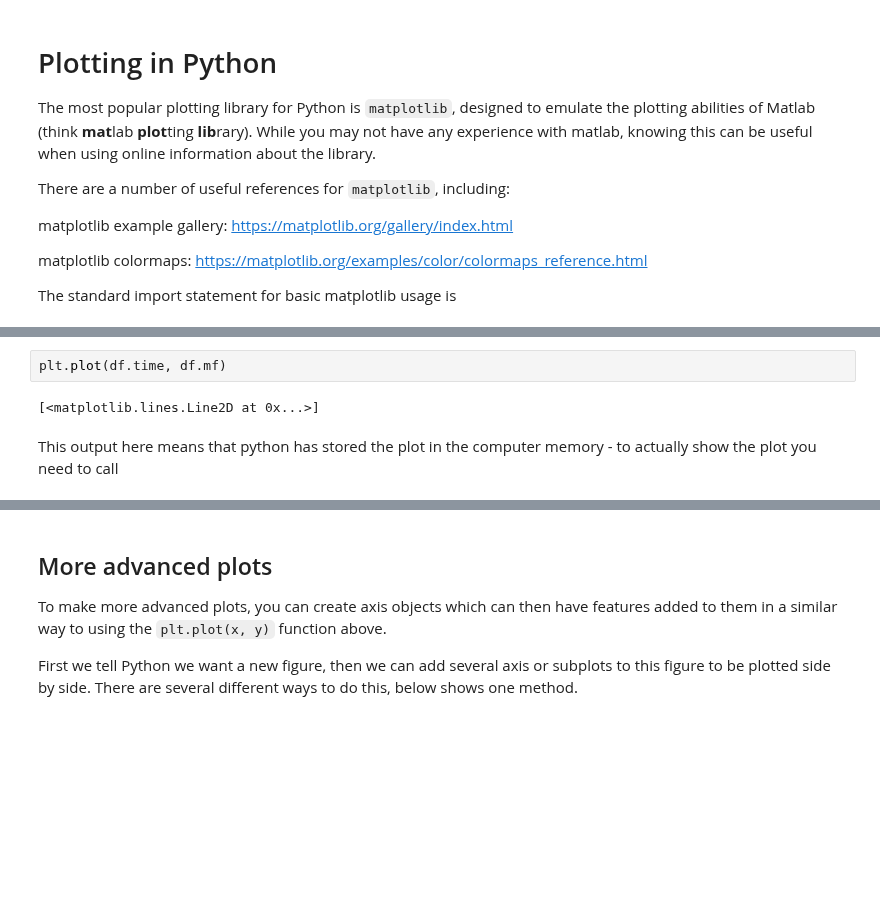
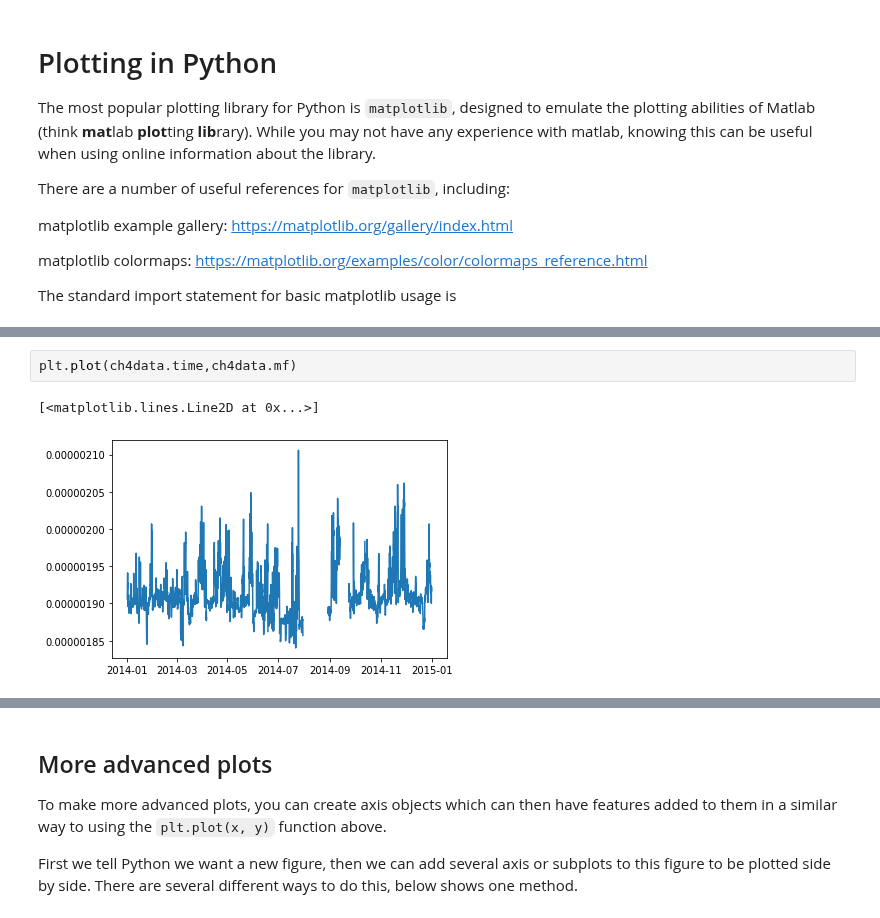
Before and after one commit to rt17603/acrg_tutorial, a Jupyter notebook: plotting.ipynb, the cells around one changed output, grey strips where cells are left out. Cells and saved outputs as stored; diff of their text form; blank space fills up the shorter version.

```diff
--- a/plotting.ipynb
+++ b/plotting.ipynb
@@ -54,6 +54,5 @@ As this is just a representation of a simple csv file there is no additional met
 # %%
-plt.plot(df.time, df.mf)
+plt.plot(ch4data.time,ch4data.mf)
 # %% [output]
 [<matplotlib.lines.Line2D at 0x...>]
+[figure, added]
-# %% [markdown]
-This output here means that python has stored the plot in the computer memory - to actually show the plot you need to call
```
Also changed, not shown: parts of 18 cells of this notebook.
